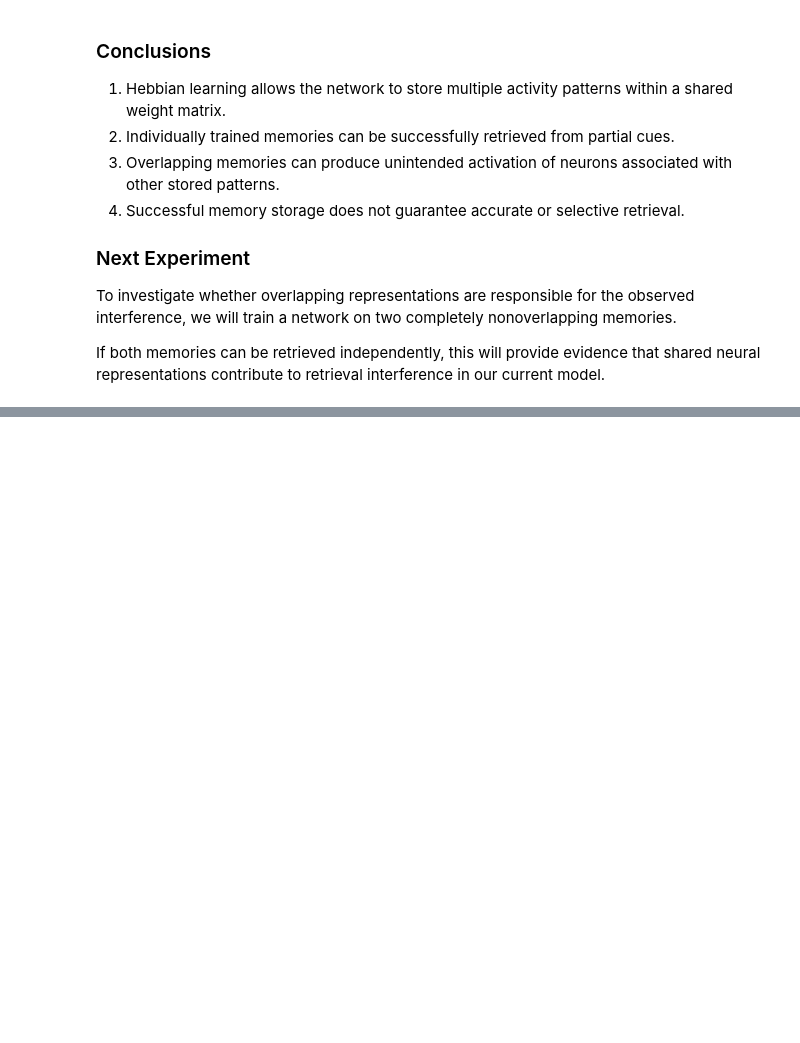
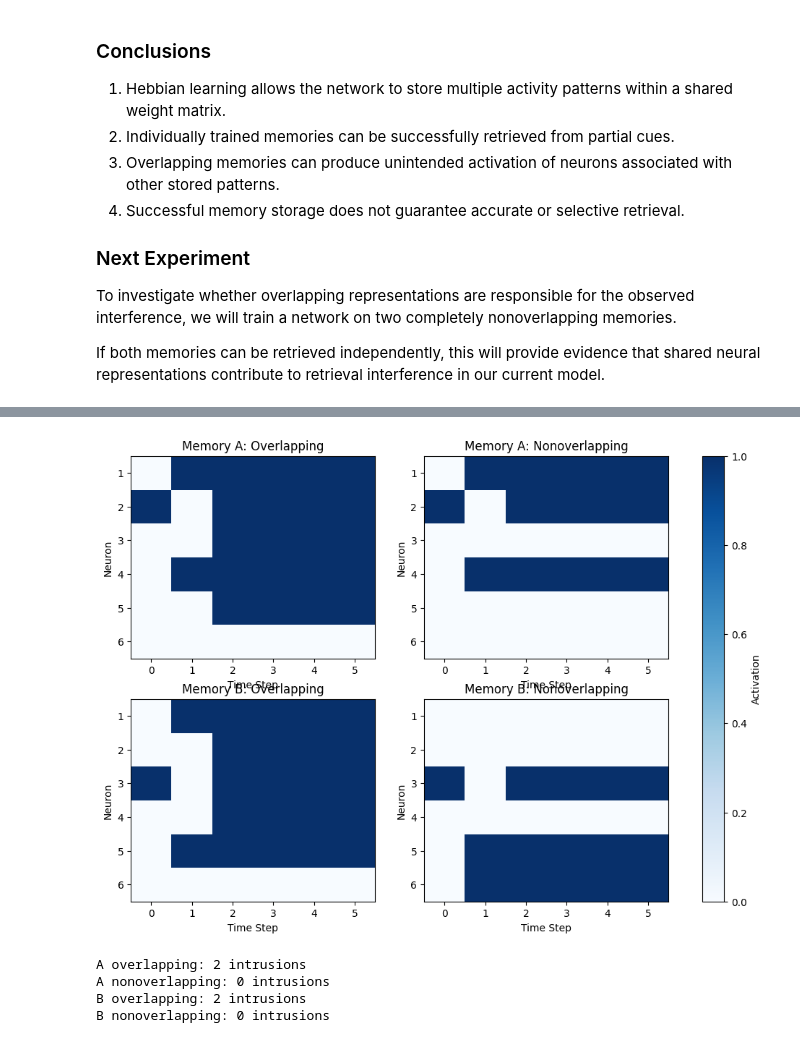
Before and after one commit to arjundutia/neural-forgetting, a Jupyter notebook: 12_hebbian_network_learning.ipynb, the cells around one changed output, grey strips where cells are left out. Cells and saved outputs as stored; diff of their text form; code cells hidden in the pictures; blank space fills up the shorter version.

Commit message:
Complete Model 12 Hebbian learning and memory interference experiments

```diff
--- a/12_hebbian_network_learning.ipynb
+++ b/12_hebbian_network_learning.ipynb
@@ -625,0 +700,56 @@ If both memories can be retrieved independently, this will provide evidence that
+# %%
+
+fig, axes = plt.subplots(2, 2, figsize=(12, 8))
+
+histories = [
+    [A_shared, A_disjoint],
+    [B_shared, B_disjoint]
+]
+
+titles = [
+    ["Memory A: Overlapping", "Memory A: Nonoverlapping"],
+    ["Memory B: Overlapping", "Memory B: Nonoverlapping"]
+]
+
+for row in range(2):
+    for col in range(2):
+        ax = axes[row, col]
+        history = histories[row][col]
+
+        im = ax.imshow(
+            history.T, cmap="Blues",
+            aspect="auto", vmin=0, vmax=1
+        )
+
+        ax.set_title(titles[row][col])
+        ax.set_xlabel("Time Step")
+        ax.set_ylabel("Neuron")
+        ax.set_xticks(range(history.shape[0]))
+        ax.set_yticks(range(num_neurons))
+        ax.set_yticklabels(range(1, num_neurons + 1))
+
+fig.colorbar(im, ax=axes.ravel().tolist(), label="Activation")
+plt.show()
+# %% [output]
+[figure, added]
+# %%
+
+def count_intrusions(result, target):
+    return np.sum((result == 1) & (target == 0))
+
+tests = [
+    ("A overlapping", A_shared[-1], pattern_A),
+    ("A nonoverlapping", A_disjoint[-1], pattern_A),
+    ("B overlapping", B_shared[-1], pattern_B),
+    ("B nonoverlapping", B_disjoint[-1], pattern_B_disjoint)
+]
+
+for name, result, target in tests:
+    intrusions = count_intrusions(result, target)
+
+    print(f"{name}: {intrusions} intrusions")
+# %% [output]
+A overlapping: 2 intrusions
+A nonoverlapping: 0 intrusions
+B overlapping: 2 intrusions
+B nonoverlapping: 0 intrusions
```
Also changed, not shown: parts of 5 cells of this notebook.
